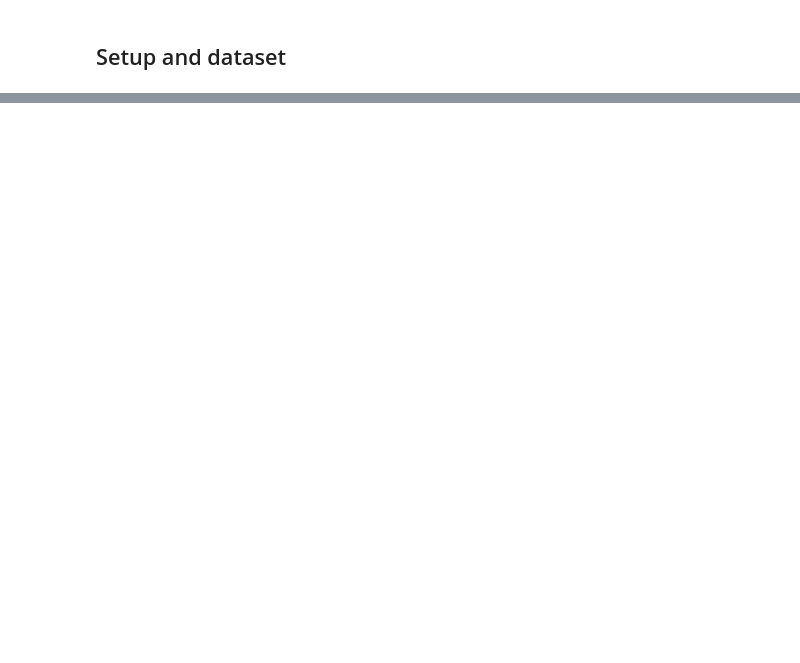
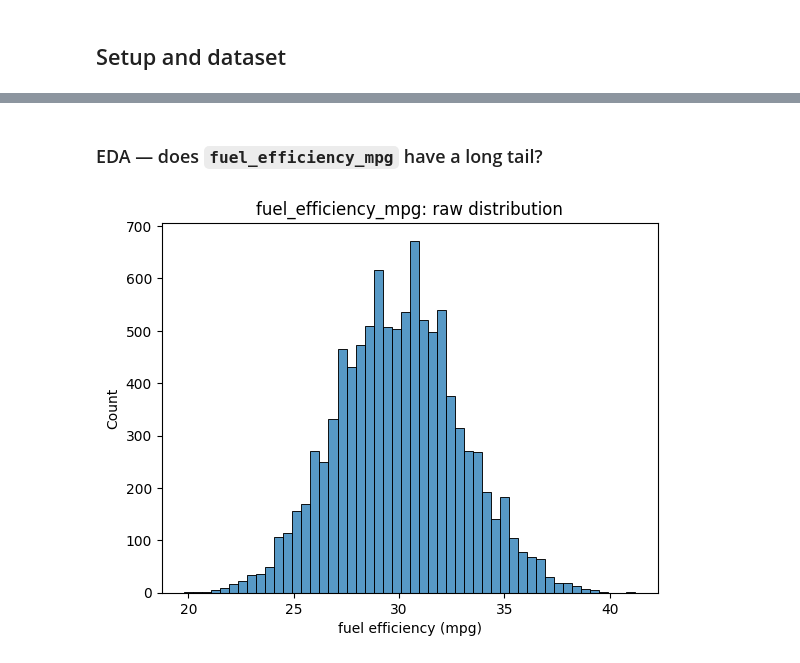
Before and after one commit to gigifumagalli/ml-zoomcamp, a Jupyter notebook: 01_Foundations/Module_02_Regression/cohort2026/Homework2_2026.ipynb, the cells around one changed output, grey strips where cells are left out. Cells and saved outputs as stored; diff of their text form; code cells hidden in the pictures; blank space fills up the shorter version.

```diff
--- a/01_Foundations/Module_02_Regression/cohort2026/Homework2_2026.ipynb
+++ b/01_Foundations/Module_02_Regression/cohort2026/Homework2_2026.ipynb
@@ -96,0 +9,12 @@ Seed 9, combine train + validation, fill NAs with 0, `r=0.001`. RMSE on test? *(
+# %%
+import numpy as np
+import pandas as pd
+import matplotlib.pyplot as plt
+import seaborn as sns
+
+%matplotlib inline
+
+df_raw = pd.read_csv('car_fuel_efficiency_2026.csv')
+df_raw.shape
+df_raw.dtypes
+df_raw.head()
@@ -96,0 +28,4 @@ Seed 9, combine train + validation, fill NAs with 0, `r=0.001`. RMSE on test? *(
+# %%
+COLS = ['engine_displacement', 'horsepower', 'vehicle_weight', 'model_year', 'fuel_efficiency_mpg']
+df = df_raw[COLS].copy()
+df.head()
@@ -96,0 +39,9 @@ Seed 9, combine train + validation, fill NAs with 0, `r=0.001`. RMSE on test? *(
+# %% [markdown]
+### EDA — does `fuel_efficiency_mpg` have a long tail?
+# %%
+sns.histplot(df.fuel_efficiency_mpg, bins=50)
+plt.xlabel('fuel efficiency (mpg)')
+plt.title('fuel_efficiency_mpg: raw distribution')
+plt.show()
+# %% [output]
+[figure, added]
```
Also changed, not shown: parts of 41 cells of this notebook.
